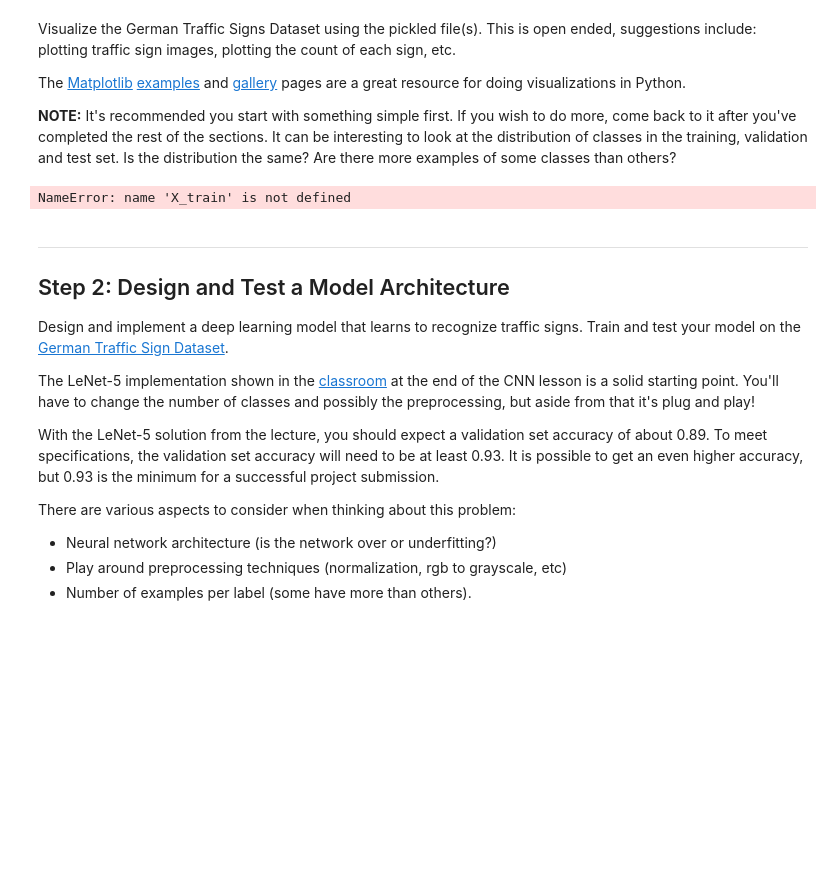
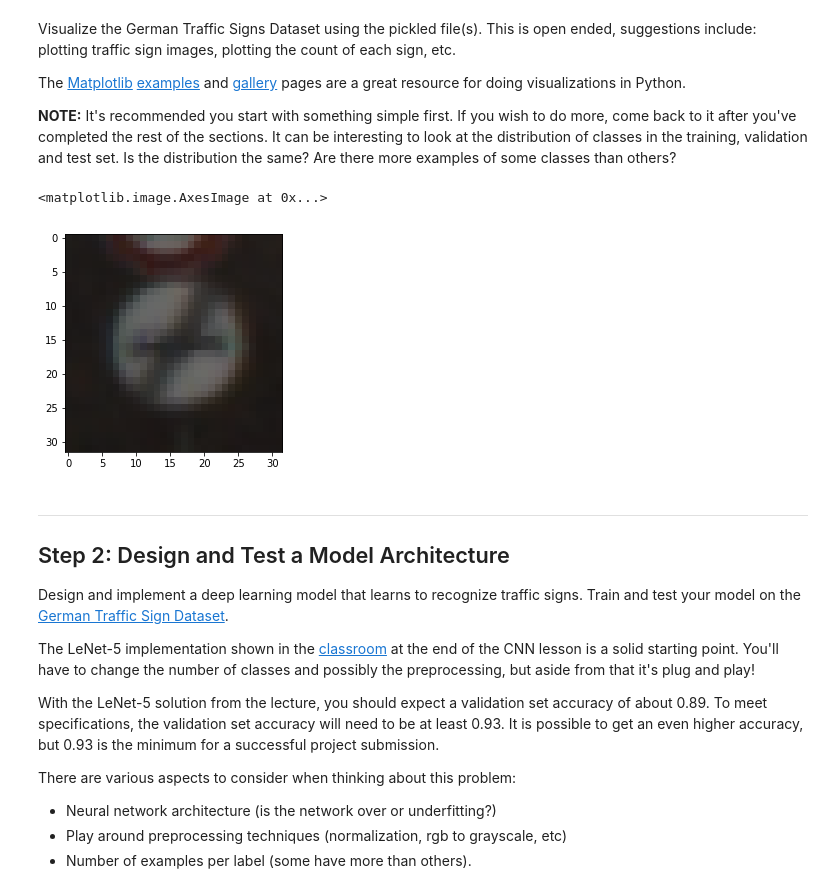
Before and after one commit to vijaysingla/CarNd-TrafficClassifierProject, a Jupyter notebook: Traffic_Sign_Classifier.ipynb, the cells around one changed output. Saved outputs shown, nothing was run; the diff lists cells and outputs as text; code cells hidden in the pictures; blank space fills up the shorter version.

Commit message:
training the network done

```diff
--- a/Traffic_Sign_Classifier.ipynb
+++ b/Traffic_Sign_Classifier.ipynb
@@ -95,13 +102,14 @@ The [Matplotlib](http://matplotlib.org/) [examples](http://matplotlib.org/exampl
 # %%
 ### Data exploration visualization code goes here.
 ### Feel free to use as many code cells as needed.
 import matplotlib.pyplot as plt
 # Visualizations will be shown in the notebook.
 %matplotlib inline
 
-plt.imshow(X_train[1000])
+plt.imshow(X_train[3])
 # %% [output]
-NameError: name 'X_train' is not defined
+<matplotlib.image.AxesImage at 0x...>
+[figure, added]
 # %% [markdown]
 ----
 
```
Also changed, not shown: parts of 14 cells of this notebook, 3 other files.
